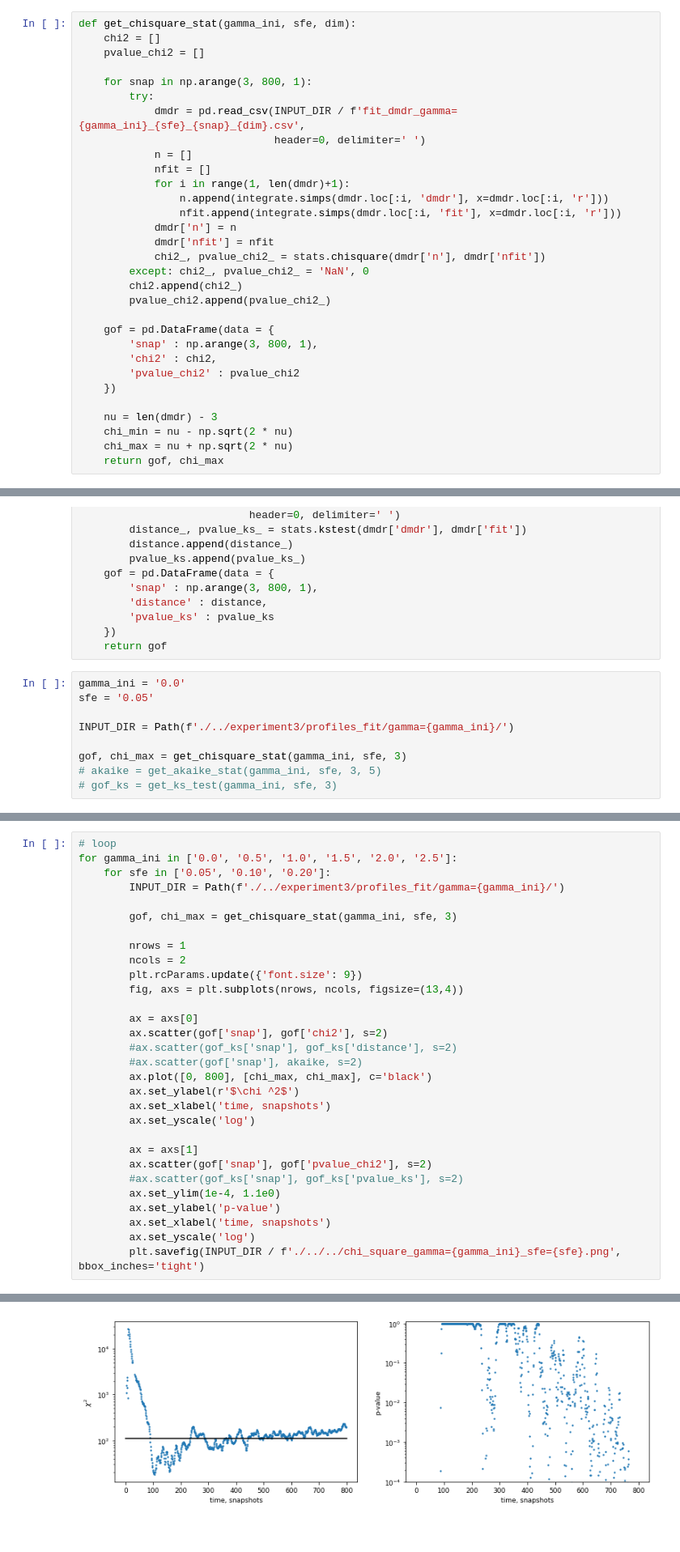
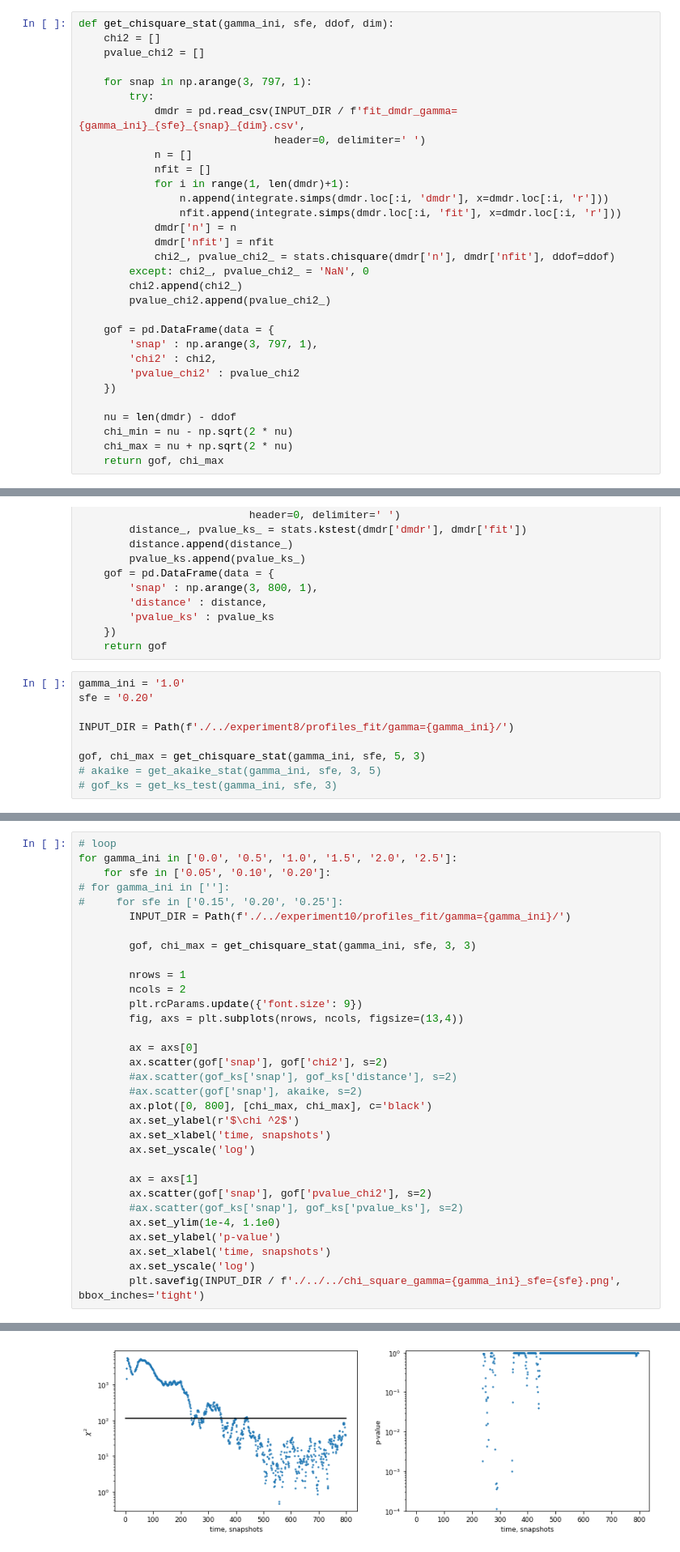
Before and after one commit to olgaborodina/N-body_simulations_analysis, a Jupyter notebook: goodness-of-fit.ipynb, the cells around one changed output, grey strips where cells are left out. Shown at 81% size. Drawn from its saved outputs; the diff is of its cells as text.

```diff
--- a/goodness-of-fit.ipynb
+++ b/goodness-of-fit.ipynb
@@ -7,11 +7,11 @@ from astropy import stats as astats
 import matplotlib.pyplot as plt
 from scipy import integrate
 # %%
-def get_chisquare_stat(gamma_ini, sfe, dim):
+def get_chisquare_stat(gamma_ini, sfe, ddof, dim):
     chi2 = []
     pvalue_chi2 = []
 
-    for snap in np.arange(3, 800, 1):
+    for snap in np.arange(3, 797, 1):
         try:
             dmdr = pd.read_csv(INPUT_DIR / f'fit_dmdr_gamma={gamma_ini}_{sfe}_{snap}_{dim}.csv',
                                header=0, delimiter=' ')
@@ -22,18 +22,18 @@ def get_chisquare_stat(gamma_ini, sfe, dim):
                 nfit.append(integrate.simps(dmdr.loc[:i, 'fit'], x=dmdr.loc[:i, 'r']))
             dmdr['n'] = n
             dmdr['nfit'] = nfit
-            chi2_, pvalue_chi2_ = stats.chisquare(dmdr['n'], dmdr['nfit'])
+            chi2_, pvalue_chi2_ = stats.chisquare(dmdr['n'], dmdr['nfit'], ddof=ddof)
         except: chi2_, pvalue_chi2_ = 'NaN', 0
         chi2.append(chi2_)
         pvalue_chi2.append(pvalue_chi2_)
 
     gof = pd.DataFrame(data = {
-        'snap' : np.arange(3, 800, 1),
+        'snap' : np.arange(3, 797, 1),
         'chi2' : chi2,
         'pvalue_chi2' : pvalue_chi2
     })
 
-    nu = len(dmdr) - 3
+    nu = len(dmdr) - ddof
     chi_min = nu - np.sqrt(2 * nu)
     chi_max = nu + np.sqrt(2 * nu)
     return gof, chi_max
@@ -60,12 +60,12 @@ def get_ks_test(gamma_ini, sfe, dim):
     })
     return gof
 # %%
-gamma_ini = '0.0'
-sfe = '0.05'
+gamma_ini = '1.0'
+sfe = '0.20'
 
-INPUT_DIR = Path(f'./../experiment3/profiles_fit/gamma={gamma_ini}/')
+INPUT_DIR = Path(f'./../experiment8/profiles_fit/gamma={gamma_ini}/')
 
-gof, chi_max = get_chisquare_stat(gamma_ini, sfe, 3)
+gof, chi_max = get_chisquare_stat(gamma_ini, sfe, 5, 3)
 # akaike = get_akaike_stat(gamma_ini, sfe, 3, 5)
 # gof_ks = get_ks_test(gamma_ini, sfe, 3)
 # %%
@@ -97,9 +97,11 @@ ax.set_yscale('log')
 # loop
 for gamma_ini in ['0.0', '0.5', '1.0', '1.5', '2.0', '2.5']:
     for sfe in ['0.05', '0.10', '0.20']:
-        INPUT_DIR = Path(f'./../experiment3/profiles_fit/gamma={gamma_ini}/')
+# for gamma_ini in ['']:
+#     for sfe in ['0.15', '0.20', '0.25']:
+        INPUT_DIR = Path(f'./../experiment10/profiles_fit/gamma={gamma_ini}/')
 
-        gof, chi_max = get_chisquare_stat(gamma_ini, sfe, 3)
+        gof, chi_max = get_chisquare_stat(gamma_ini, sfe, 3, 3)
 
         nrows = 1
         ncols = 2
@@ -130 +132 @@ for gamma_ini in ['0.0', '0.5', '1.0', '1.5', '2.0', '2.5']:
-[figure, old version]
+[figure, new version]
```
Also changed, not shown: parts of 2 cells of this notebook.
